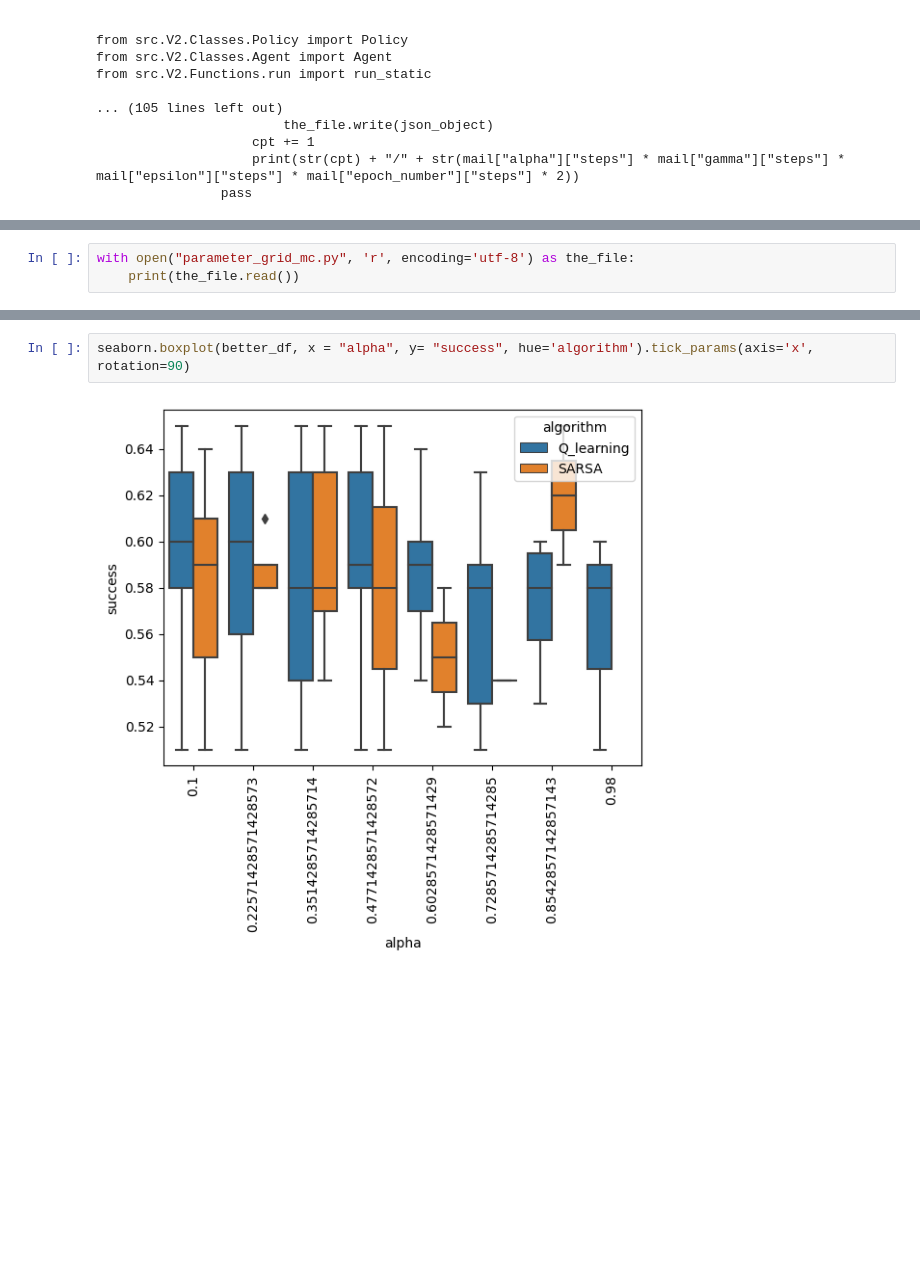
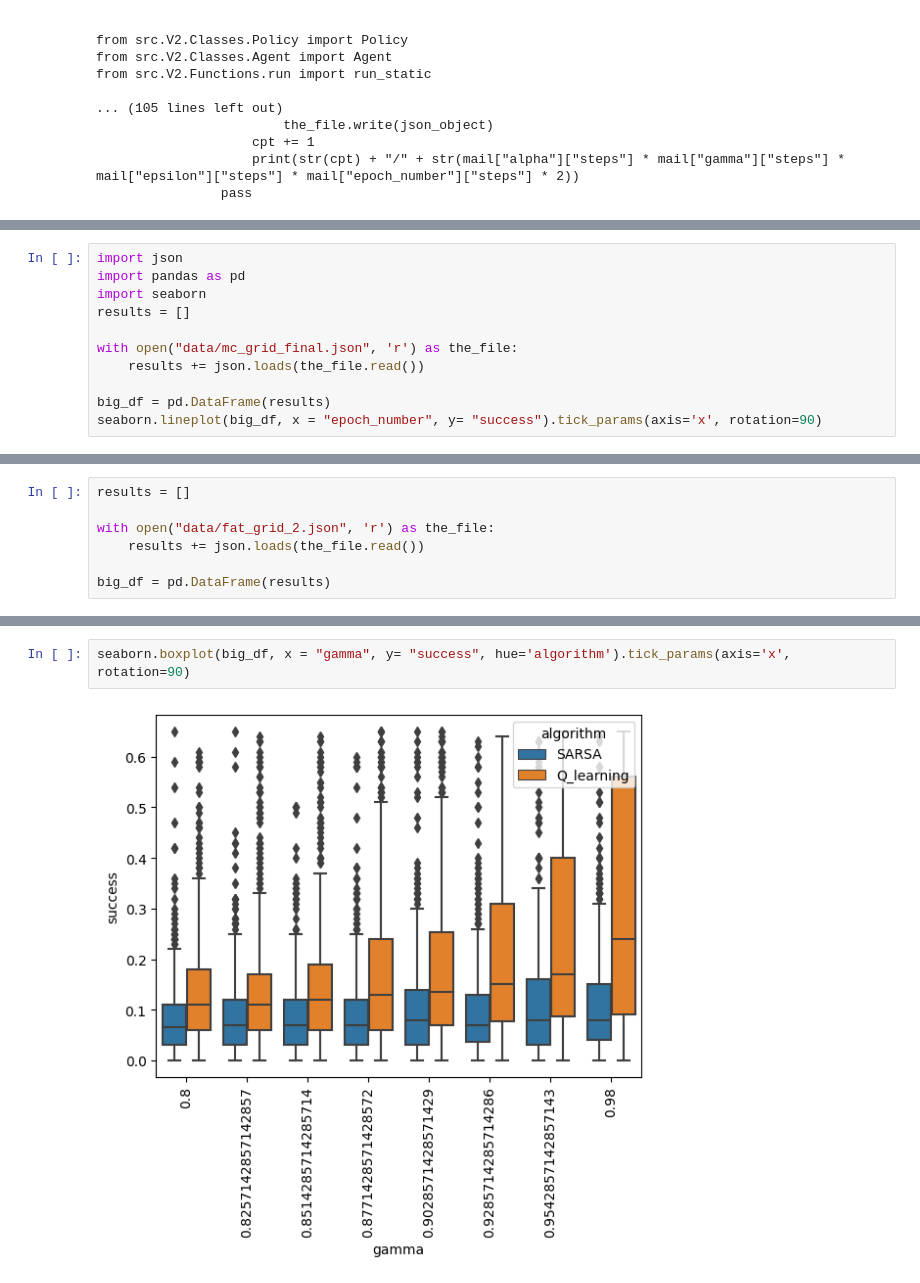
Before and after one commit to guilhemheinrich/Frozen-Lake-rl-tutorial, a Jupyter notebook: Frozen_Lake_comparatif.ipynb, the cells around one changed output, grey strips where cells are left out. Saved outputs shown, nothing was run; the diff lists cells and outputs as text; blank space fills up the shorter version.

```diff
--- a/Frozen_Lake_comparatif.ipynb
+++ b/Frozen_Lake_comparatif.ipynb
@@ -146,3 +139,0 @@ Une version simplifié de la grille pour la méthode de Monte Carlo:
-# %%
-with open("parameter_grid_mc.py", 'r', encoding='utf-8') as the_file:
-    print(the_file.read())
@@ -249,0 +154,11 @@ Le nombre d'itération est évidemment un paramètre important, on s'attend à c
+# %%
+import json
+import pandas as pd
+import seaborn
+results = []
+
+with open("data/mc_grid_final.json", 'r') as the_file:
+    results += json.loads(the_file.read())
+
+big_df = pd.DataFrame(results)
+seaborn.lineplot(big_df, x = "epoch_number", y= "success").tick_params(axis='x', rotation=90)
@@ -249,0 +177,7 @@ Le nombre d'itération est évidemment un paramètre important, on s'attend à c
+# %%
+results = []
+
+with open("data/fat_grid_2.json", 'r') as the_file:
+    results += json.loads(the_file.read())
+
+big_df = pd.DataFrame(results)
@@ -292,4 +216,4 @@ seaborn.boxplot(big_df, x = "alpha", y= "success", hue='algorithm').tick_params(
 # %%
-seaborn.boxplot(better_df, x = "alpha", y= "success", hue='algorithm').tick_params(axis='x', rotation=90)
+seaborn.boxplot(big_df, x = "gamma", y= "success", hue='algorithm').tick_params(axis='x', rotation=90)
 # %% [output]
-[figure, old version]
+[figure, new version]
```
Also changed, not shown: parts of 23 cells of this notebook, 1 other file.
